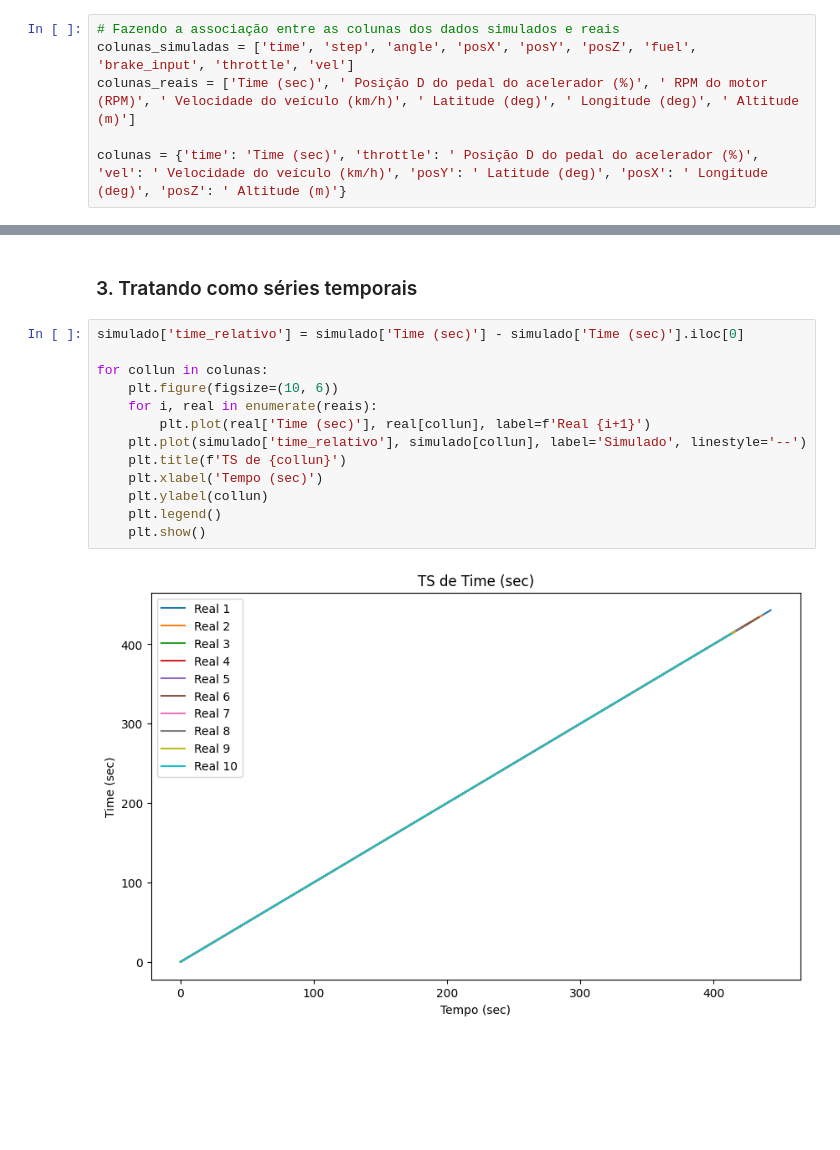
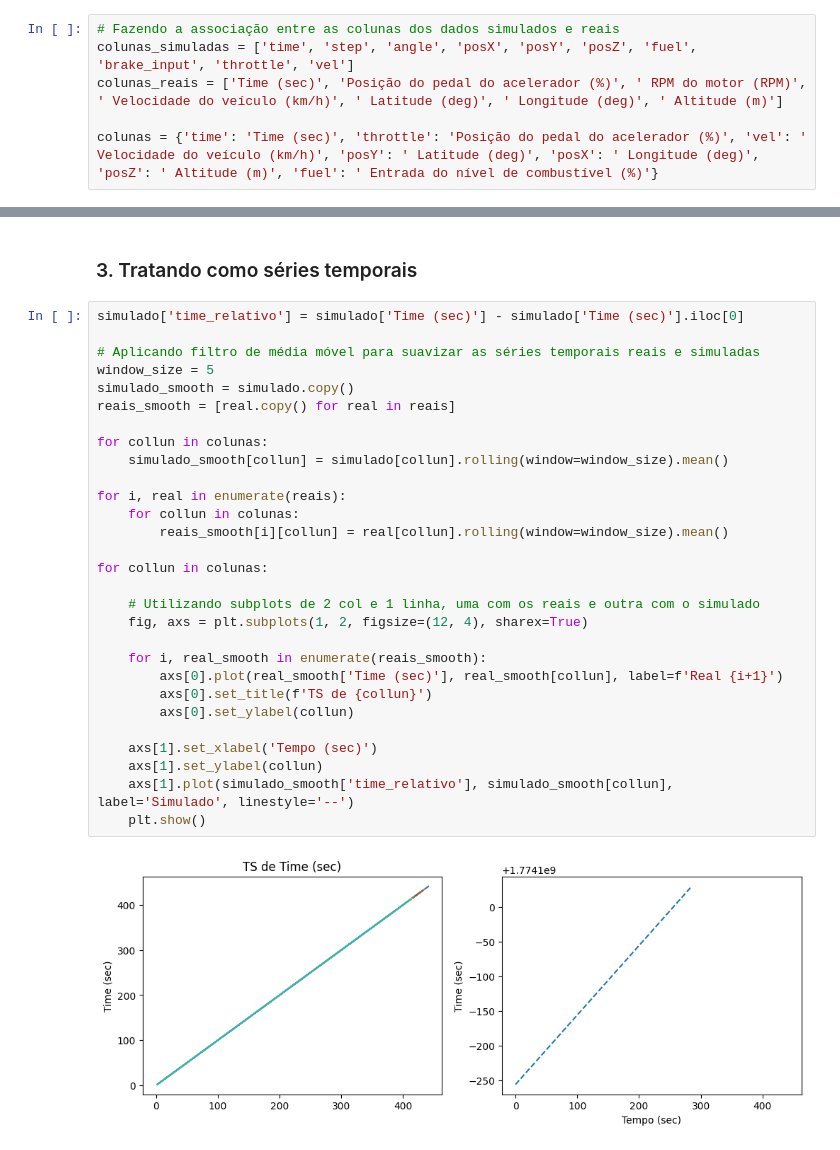
Before and after one commit to INXE-Lainf-Labs/beamng, a Jupyter notebook: validacao/validacao_simulador.ipynb, the cells around one changed output, grey strips where cells are left out. Saved outputs shown, nothing was run; the diff lists cells and outputs as text; blank space fills up the shorter version.

Commit message:
feat: aplica normalização, análise pareada (1 sim - 1 real)

```diff
--- a/validacao/validacao_simulador.ipynb
+++ b/validacao/validacao_simulador.ipynb
@@ -105,9 +105,9 @@ plt.show()
 # %%
 # Fazendo a associação entre as colunas dos dados simulados e reais
 colunas_simuladas = ['time', 'step', 'angle', 'posX', 'posY', 'posZ', 'fuel', 'brake_input', 'throttle', 'vel']
-colunas_reais = ['Time (sec)', ' Posição D do pedal do acelerador (%)', ' RPM do motor (RPM)', ' Velocidade do veículo (km/h)', ' Latitude (deg)', ' Longitude (deg)', ' Altitude (m)']
+colunas_reais = ['Time (sec)', 'Posição do pedal do acelerador (%)', ' RPM do motor (RPM)', ' Velocidade do veículo (km/h)', ' Latitude (deg)', ' Longitude (deg)', ' Altitude (m)']
 
-colunas = {'time': 'Time (sec)', 'throttle': ' Posição D do pedal do acelerador (%)', 'vel': ' Velocidade do veículo (km/h)', 'posY': ' Latitude (deg)', 'posX': ' Longitude (deg)', 'posZ': ' Altitude (m)'}
+colunas = {'time': 'Time (sec)', 'throttle': 'Posição do pedal do acelerador (%)', 'vel': ' Velocidade do veículo (km/h)', 'posY': ' Latitude (deg)', 'posX': ' Longitude (deg)', 'posZ': ' Altitude (m)', 'fuel': ' Entrada do nível de combustível (%)'}
 # %%
 # Renomeando as colunas dos dados simulados para facilitar a comparação
 for simulado in simulados:
@@ -205,15 +207,31 @@ Comparando a coluna Time (sec) entre os dados simulados e reais:
 # %%
 simulado['time_relativo'] = simulado['Time (sec)'] - simulado['Time (sec)'].iloc[0]
 
+# Aplicando filtro de média móvel para suavizar as séries temporais reais e simuladas
+window_size = 5
+simulado_smooth = simulado.copy()
+reais_smooth = [real.copy() for real in reais]
+
 for collun in colunas:
-    plt.figure(figsize=(10, 6))
-    for i, real in enumerate(reais):
-        plt.plot(real['Time (sec)'], real[collun], label=f'Real {i+1}')
-    plt.plot(simulado['time_relativo'], simulado[collun], label='Simulado', linestyle='--')
-    plt.title(f'TS de {collun}')
-    plt.xlabel('Tempo (sec)')
-    plt.ylabel(collun)
-    plt.legend()
+    simulado_smooth[collun] = simulado[collun].rolling(window=window_size).mean()
+
+for i, real in enumerate(reais):
+    for collun in colunas:
+        reais_smooth[i][collun] = real[collun].rolling(window=window_size).mean()
+
+for collun in colunas:
+
+    # Utilizando subplots de 2 col e 1 linha, uma com os reais e outra com o simulado
+    fig, axs = plt.subplots(1, 2, figsize=(12, 4), sharex=True)
+
+    for i, real_smooth in enumerate(reais_smooth):
+        axs[0].plot(real_smooth['Time (sec)'], real_smooth[collun], label=f'Real {i+1}')
+        axs[0].set_title(f'TS de {collun}')
+        axs[0].set_ylabel(collun)
+
+    axs[1].set_xlabel('Tempo (sec)')
+    axs[1].set_ylabel(collun)
+    axs[1].plot(simulado_smooth['time_relativo'], simulado_smooth[collun], label='Simulado', linestyle='--')
     plt.show()
 # %% [output]
-[figure, old version]
+[figure, new version]
```
Also changed, not shown: parts of 6 cells of this notebook.
